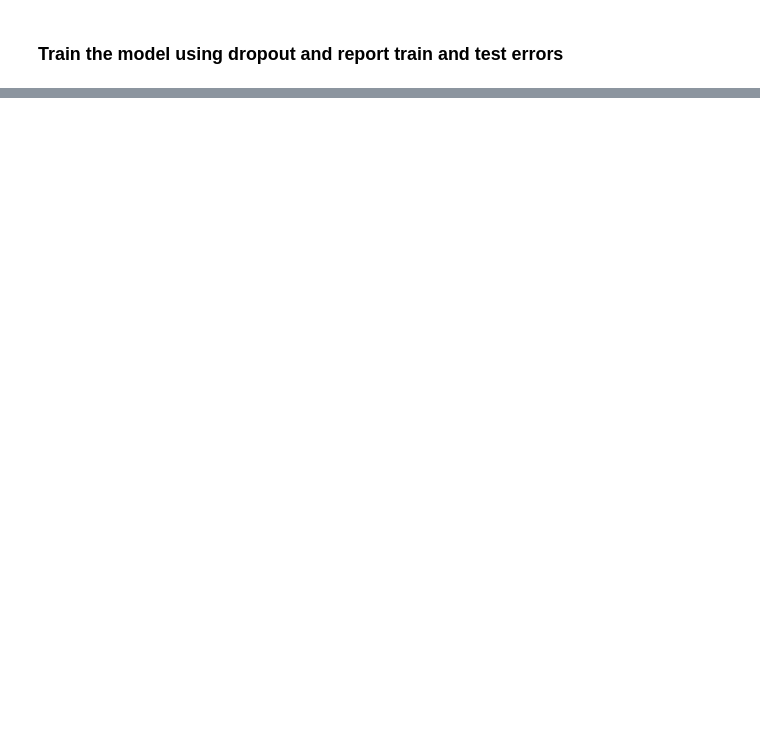
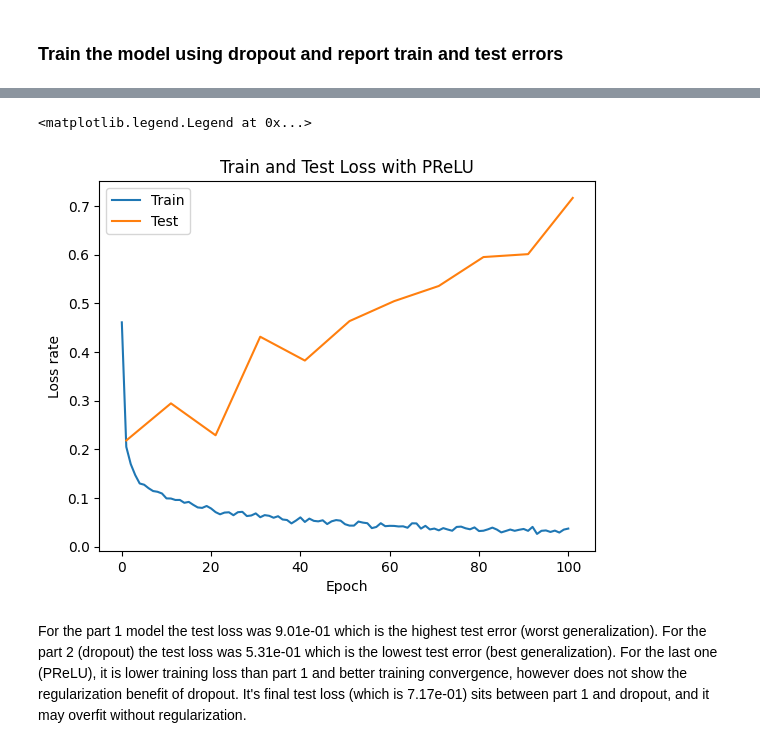
Before and after one commit to binyamolango/machine_learning_essentials, a Jupyter notebook: ex03_convolutional_NN/cnn.ipynb, the cells around one changed output, grey strips where cells are left out. Saved outputs shown, nothing was run; the diff lists cells and outputs as text; code cells hidden in the pictures; blank space fills up the shorter version.

```diff
--- a/ex03_convolutional_NN/cnn.ipynb
+++ b/ex03_convolutional_NN/cnn.ipynb
@@ -330,0 +336,19 @@ Compared with section 1, the dropout model does better on the test set: part 1 f
+# %%
+# define PReLU
+def PRelu(X, a):
+    return torch.where(X > 0, X, a * X)
+
+# initialize learnable parameters
+a1 = torch.ones(625) * 0.25
+a1.requires_grad = True
+
+a2 = torch.ones(625) * 0.25
+a2.requires_grad = True
+
+# create PReLU model
+def prelu_model(X, w_h, w_h2, w_o, a1, a2):
+    h = PRelu(X @ w_h, a1)
+
+    h2 = PRelu(h @ w_h2, a2)
+
+    return h2 @ w_o
@@ -330,0 +432,12 @@ Compared with section 1, the dropout model does better on the test set: part 1 f
+# %%
+plt.plot(np.arange(n_epochs + 1), train_loss, label="Train")
+plt.plot(np.arange(1, n_epochs + 2, 10), test_loss, label="Test")
+plt.title("Train and Test Loss with PReLU")
+plt.xlabel("Epoch")
+plt.ylabel("Loss rate")
+plt.legend()
+# %% [output]
+<matplotlib.legend.Legend at 0x...>
+[figure, added]
+# %% [markdown]
+For the part 1 model the test loss was 9.01e-01 which is the highest test error (worst generalization). For the part 2 (dropout) the test loss was 5.31e-01 which is the lowest test error (best generalization). For the last one (PReLU), it is lower training loss than part 1 and better training convergence, however does not show the regularization benefit of dropout. It's final test loss (which is 7.17e-01) sits between part 1 and dropout, and it may overfit without regularization.
```
Also changed, not shown: parts of 8 cells of this notebook.
